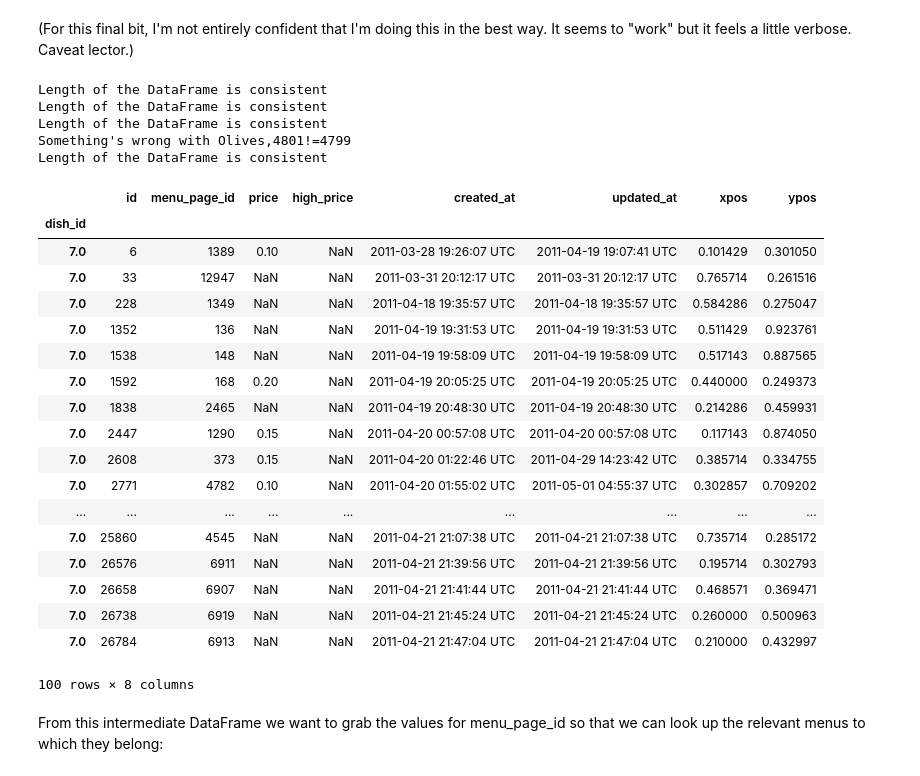
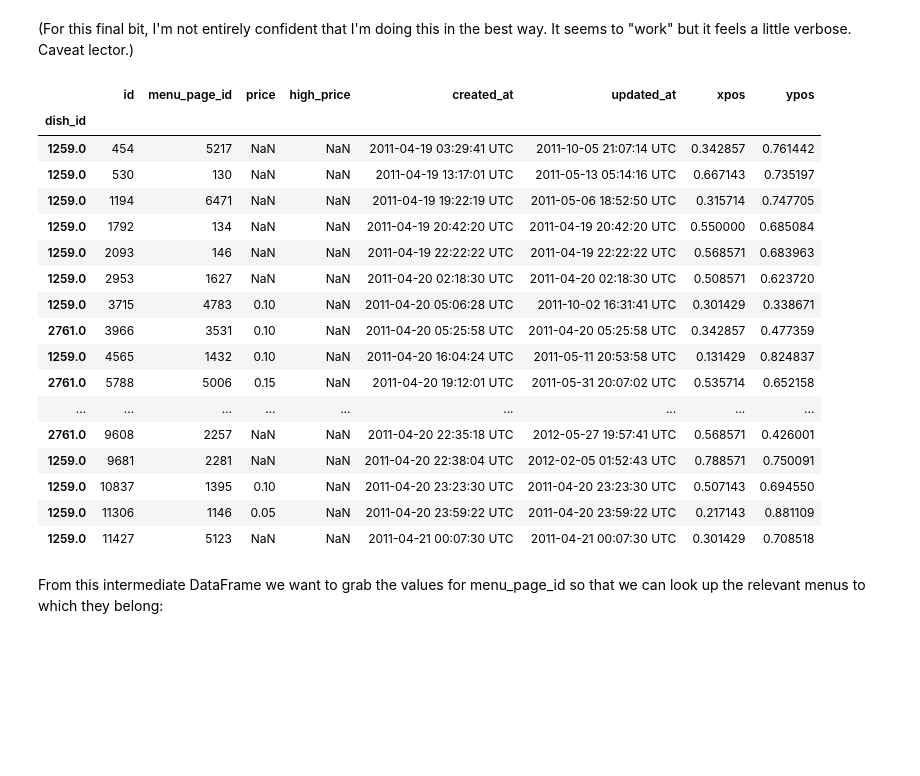
Before and after one commit to alokkshukla/CS598FinalProject, a Jupyter notebook: Notebooks/MenuAnalysis.ipynb, the cells around one changed output. Saved outputs shown, nothing was run; the diff lists cells and outputs as text; code cells hidden in the pictures; blank space fills up the shorter version.

```diff
--- a/Notebooks/MenuAnalysis.ipynb
+++ b/Notebooks/MenuAnalysis.ipynb
@@ -229,14 +270,11 @@ With 47 values to choose from, what should we select for a normalized value? How
 # %%
-result_df_list = []
-for dish in mostPopularrFingerprints:
-    #print(dish)
 
-    result_df=(dish_df[dish_df.fingerprint == dish])
-    result_df_list.append(result_df)
+result_df=(dish_df[dish_df.fingerprint == 'frenchfriedpotatoes'])
+
 
 # Get the number of times appeared for each result by selecting that column (Series) and sort in descending order
-    by_appearance = result_df.times_appeared.sort_values(ascending=False)
+by_appearance = result_df.times_appeared.sort_values(ascending=False)
 
 #Use the index of the max value to look up the most common value for the name
-    print ("Most common value: '{0}'".format(dish_df.name[by_appearance.idxmax()]))
+print ("Most common value: '{0}'".format(dish_df.name[by_appearance.idxmax()]))
 # %% [output]
@@ -285,9 +303,8 @@ Radishes appeared 3465 times in the menus digitized by NYPL.
 # %% [markdown]
 We can do something similar for the date ranges. (It isn't even necessary to do anything with the data type of the values for first_appeared and last_appeared.)
 # %%
-for result_df,dish in zip(result_df_list,top5['name']):
-    aggregate_first_appeared = justGreaterThan1851(result_df.first_appeared.tolist())
-    aggregate_last_appeared = justLesserThan2012(result_df.last_appeared.tolist())
-    print (dish+" first appeared on a menu in {0} and last appeared on a menu in {1}."\
-    .format(aggregate_first_appeared, aggregate_last_appeared))
+aggregate_first_appeared = justGreaterThan1851(result_df.first_appeared.tolist())
+aggregate_last_appeared = justLesserThan2012(result_df.last_appeared.tolist())
+print("French fries first appeared on a menu in {0} and last appeared on a menu in {1}."\
+.format(aggregate_first_appeared, aggregate_last_appeared))
 # %% [output]
@@ -314,47 +327,30 @@ menu_df = pd.read_csv(menu_data, index_col='id', parse_dates=True,encoding='lati
 # %% [markdown]
 (For this final bit, I'm not entirely confident that I'm doing this in the best way. It seems to "work" but it feels a little verbose. Caveat lector.)
 # %%
-lookup_items_df_list = []
-for result_df in result_df_list:
-    # This should create a DataFrame from the Menu Items data set that contains
-    # only "rows" related to our example cluster of 'French fried potato' dishes
-    lookup_items_df_list.append(item_df[item_df.index.isin(result_df.index)])
+# This should create a DataFrame from the Menu Items data set that contains
+# only "rows" related to our example cluster of 'French fried potato' dishes
+lookup_items_df=item_df[item_df.index.isin(result_df.index)]
-# %%
-for result_df,dish,lookup_items_df in zip(result_df_list,top5['name'],lookup_items_df_list):
-    # The length of this DataFrame should be same as the sum of occurrences we calculated above
-    try:
-        assert len(lookup_items_df) == result_df.times_appeared.sum()
-        print ("Length of the DataFrame is consistent")
-    except:
-        print ("Something's wrong with {0},{1}!={2}".format(dish,len(lookup_items_df),result_df.times_appeared.sum()))
-# %% [output]
-Length of the DataFrame is consistent
-Length of the DataFrame is consistent
-Length of the DataFrame is consistent
-Something's wrong with Olives,4801!=4799
-Length of the DataFrame is consistent
 # %%
-lookup_items_df.head(100)
+lookup_items_df.head(20)
 # %% [output]
 |  | id | menu_page_id | price | high_price | created_at | updated_at | xpos | ypos |
 | dish_id |  |  |  |  |  |  |  |  |
-| 7.0 | 6 | 1389 | 0.10 | NaN | 2011-03-28 19:26:07 UTC | 2011-04-19 19:07:41 UTC | 0.101429 | 0.301050 |
-| 7.0 | 33 | 12947 | NaN | NaN | 2011-03-31 20:12:17 UTC | 2011-03-31 20:12:17 UTC | 0.765714 | 0.261516 |
-| 7.0 | 228 | 1349 | NaN | NaN | 2011-04-18 19:35:57 UTC | 2011-04-18 19:35:57 UTC | 0.584286 | 0.275047 |
-| 7.0 | 1352 | 136 | NaN | NaN | 2011-04-19 19:31:53 UTC | 2011-04-19 19:31:53 UTC | 0.511429 | 0.923761 |
-| 7.0 | 1538 | 148 | NaN | NaN | 2011-04-19 19:58:09 UTC | 2011-04-19 19:58:09 UTC | 0.517143 | 0.887565 |
-| 7.0 | 1592 | 168 | 0.20 | NaN | 2011-04-19 20:05:25 UTC | 2011-04-19 20:05:25 UTC | 0.440000 | 0.249373 |
-| 7.0 | 1838 | 2465 | NaN | NaN | 2011-04-19 20:48:30 UTC | 2011-04-19 20:48:30 UTC | 0.214286 | 0.459931 |
-| 7.0 | 2447 | 1290 | 0.15 | NaN | 2011-04-20 00:57:08 UTC | 2011-04-20 00:57:08 UTC | 0.117143 | 0.874050 |
-| 7.0 | 2608 | 373 | 0.15 | NaN | 2011-04-20 01:22:46 UTC | 2011-04-29 14:23:42 UTC | 0.385714 | 0.334755 |
-| 7.0 | 2771 | 4782 | 0.10 | NaN | 2011-04-20 01:55:02 UTC | 2011-05-01 04:55:37 UTC | 0.302857 | 0.709202 |
+| 1259.0 | 454 | 5217 | NaN | NaN | 2011-04-19 03:29:41 UTC | 2011-10-05 21:07:14 UTC | 0.342857 | 0.761442 |
+| 1259.0 | 530 | 130 | NaN | NaN | 2011-04-19 13:17:01 UTC | 2011-05-13 05:14:16 UTC | 0.667143 | 0.735197 |
+| 1259.0 | 1194 | 6471 | NaN | NaN | 2011-04-19 19:22:19 UTC | 2011-05-06 18:52:50 UTC | 0.315714 | 0.747705 |
+| 1259.0 | 1792 | 134 | NaN | NaN | 2011-04-19 20:42:20 UTC | 2011-04-19 20:42:20 UTC | 0.550000 | 0.685084 |
+| 1259.0 | 2093 | 146 | NaN | NaN | 2011-04-19 22:22:22 UTC | 2011-04-19 22:22:22 UTC | 0.568571 | 0.683963 |
+| 1259.0 | 2953 | 1627 | NaN | NaN | 2011-04-20 02:18:30 UTC | 2011-04-20 02:18:30 UTC | 0.508571 | 0.623720 |
+| 1259.0 | 3715 | 4783 | 0.10 | NaN | 2011-04-20 05:06:28 UTC | 2011-10-02 16:31:41 UTC | 0.301429 | 0.338671 |
+| 2761.0 | 3966 | 3531 | 0.10 | NaN | 2011-04-20 05:25:58 UTC | 2011-04-20 05:25:58 UTC | 0.342857 | 0.477359 |
+| 1259.0 | 4565 | 1432 | 0.10 | NaN | 2011-04-20 16:04:24 UTC | 2011-05-11 20:53:58 UTC | 0.131429 | 0.824837 |
+| 2761.0 | 5788 | 5006 | 0.15 | NaN | 2011-04-20 19:12:01 UTC | 2011-05-31 20:07:02 UTC | 0.535714 | 0.652158 |
 | ... | ... | ... | ... | ... | ... | ... | ... | ... |
-| 7.0 | 25860 | 4545 | NaN | NaN | 2011-04-21 21:07:38 UTC | 2011-04-21 21:07:38 UTC | 0.735714 | 0.285172 |
-| 7.0 | 26576 | 6911 | NaN | NaN | 2011-04-21 21:39:56 UTC | 2011-04-21 21:39:56 UTC | 0.195714 | 0.302793 |
-| 7.0 | 26658 | 6907 | NaN | NaN | 2011-04-21 21:41:44 UTC | 2011-04-21 21:41:44 UTC | 0.468571 | 0.369471 |
-| 7.0 | 26738 | 6919 | NaN | NaN | 2011-04-21 21:45:24 UTC | 2011-04-21 21:45:24 UTC | 0.260000 | 0.500963 |
-| 7.0 | 26784 | 6913 | NaN | NaN | 2011-04-21 21:47:04 UTC | 2011-04-21 21:47:04 UTC | 0.210000 | 0.432997 |
+| 2761.0 | 9608 | 2257 | NaN | NaN | 2011-04-20 22:35:18 UTC | 2012-05-27 19:57:41 UTC | 0.568571 | 0.426001 |
+| 1259.0 | 9681 | 2281 | NaN | NaN | 2011-04-20 22:38:04 UTC | 2012-02-05 01:52:43 UTC | 0.788571 | 0.750091 |
+| 1259.0 | 10837 | 1395 | 0.10 | NaN | 2011-04-20 23:23:30 UTC | 2011-04-20 23:23:30 UTC | 0.507143 | 0.694550 |
+| 1259.0 | 11306 | 1146 | 0.05 | NaN | 2011-04-20 23:59:22 UTC | 2011-04-20 23:59:22 UTC | 0.217143 | 0.881109 |
+| 1259.0 | 11427 | 5123 | NaN | NaN | 2011-04-21 00:07:30 UTC | 2011-04-21 00:07:30 UTC | 0.301429 | 0.708518 |
-100 rows × 8 columns
 # %% [markdown]
 From this intermediate DataFrame we want to grab the values for menu_page_id so that we can look up the relevant menus to which they belong:
 # %%
```
Also changed, not shown: parts of 47 cells of this notebook, 2 other files.
